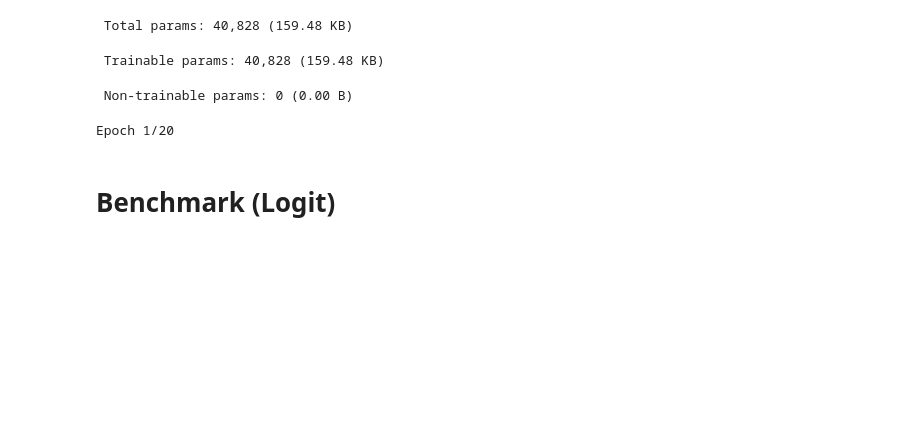
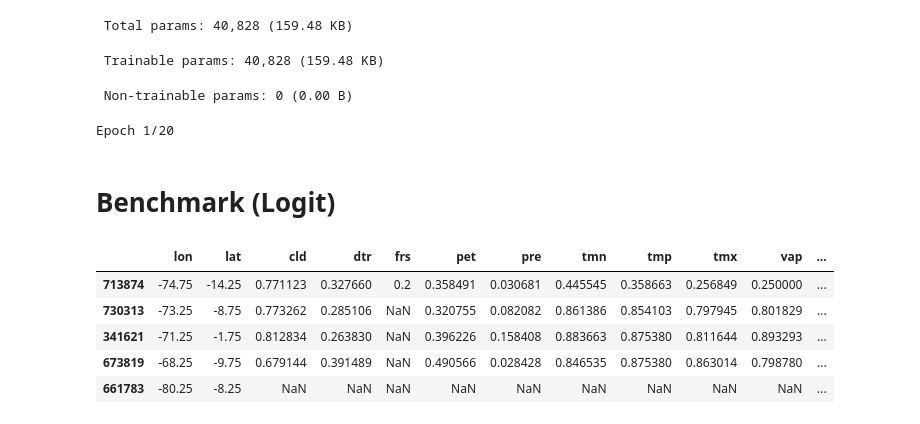
Before and after one commit to gabodabo-uno/DLA2501---Deep-Learning-Avanzado, a Jupyter notebook: Flood forecasting/3. Programas/04_Model_Estimation.ipynb, the cells around one changed output. Cells and saved outputs as stored; diff of their text form; code cells hidden in the pictures; blank space fills up the shorter version.

```diff
--- a/Flood forecasting/3. Programas/04_Model_Estimation.ipynb
+++ b/Flood forecasting/3. Programas/04_Model_Estimation.ipynb
@@ -318,3 +315,13 @@ model.save_weights(el_path_main/'4. Analisis/model.weights.h5')
 # Si es en google Colab
 # %% [markdown]
 # Benchmark (Logit)
+# %%
+df_gts_reescal = pd.read_csv(el_path_main / '2. Datos/Main gridded data/consol_df_peru_reescal.csv')
+df_gts_reescal.sample(5)
+# %% [output]
+|  | lon | lat | cld | dtr | frs | pet | pre | tmn | tmp | tmx | vap | ... |
+| 713874 | -74.75 | -14.25 | 0.771123 | 0.327660 | 0.2 | 0.358491 | 0.030681 | 0.445545 | 0.358663 | 0.256849 | 0.250000 | ... |
+| 730313 | -73.25 | -8.75 | 0.773262 | 0.285106 | NaN | 0.320755 | 0.082082 | 0.861386 | 0.854103 | 0.797945 | 0.801829 | ... |
+| 341621 | -71.25 | -1.75 | 0.812834 | 0.263830 | NaN | 0.396226 | 0.158408 | 0.883663 | 0.875380 | 0.811644 | 0.893293 | ... |
+| 673819 | -68.25 | -9.75 | 0.679144 | 0.391489 | NaN | 0.490566 | 0.028428 | 0.846535 | 0.875380 | 0.863014 | 0.798780 | ... |
+| 661783 | -80.25 | -8.25 | NaN | NaN | NaN | NaN | NaN | NaN | NaN | NaN | NaN | ... |
```
Also changed, not shown: parts of 5 cells of this notebook, 4 other files.
